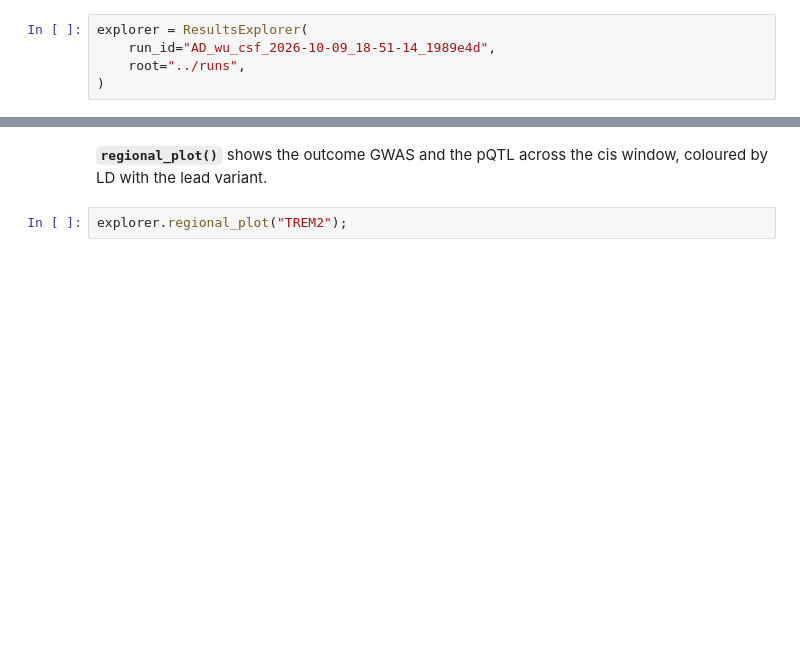
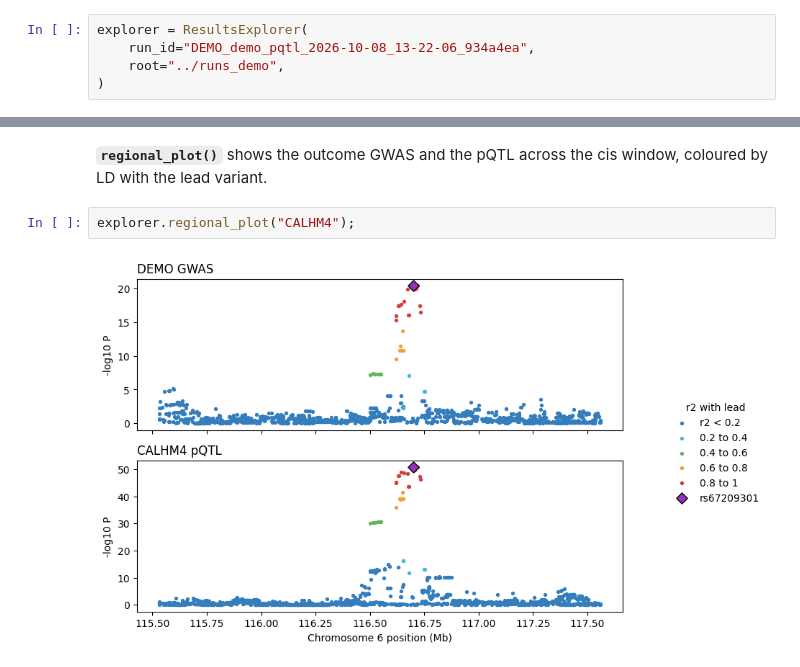
Before and after one commit to guillermocomesanacimadevila/drugMR, a Jupyter notebook: notebooks/01_interpreting_results.ipynb, the cells around one changed output, grey strips where cells are left out. Saved outputs shown, nothing was run; the diff lists cells and outputs as text; blank space fills up the shorter version.

```diff
--- a/notebooks/01_interpreting_results.ipynb
+++ b/notebooks/01_interpreting_results.ipynb
@@ -20,7 +22,7 @@ from drugmr.interpret import ResultsExplorer
 # %%
 explorer = ResultsExplorer(
-    run_id="AD_wu_csf_2026-10-09_18-51-14_1989e4d",
-    root="../runs",
+    run_id="DEMO_demo_pqtl_2026-10-08_13-22-06_934a4ea",
+    root="../runs_demo",
 )
 # %% [markdown]
 ## 1. Run overview
@@ -133,4 +369,6 @@ trem2 = explorer.target("TREM2")
 # %% [markdown]
 **`regional_plot()`** shows the outcome GWAS and the pQTL across the cis window, coloured by LD with the lead variant.
 # %%
-explorer.regional_plot("TREM2");
+explorer.regional_plot("CALHM4");
+# %% [output]
+[figure, added]
```
Also changed, not shown: parts of 23 cells of this notebook, 7 other files.
